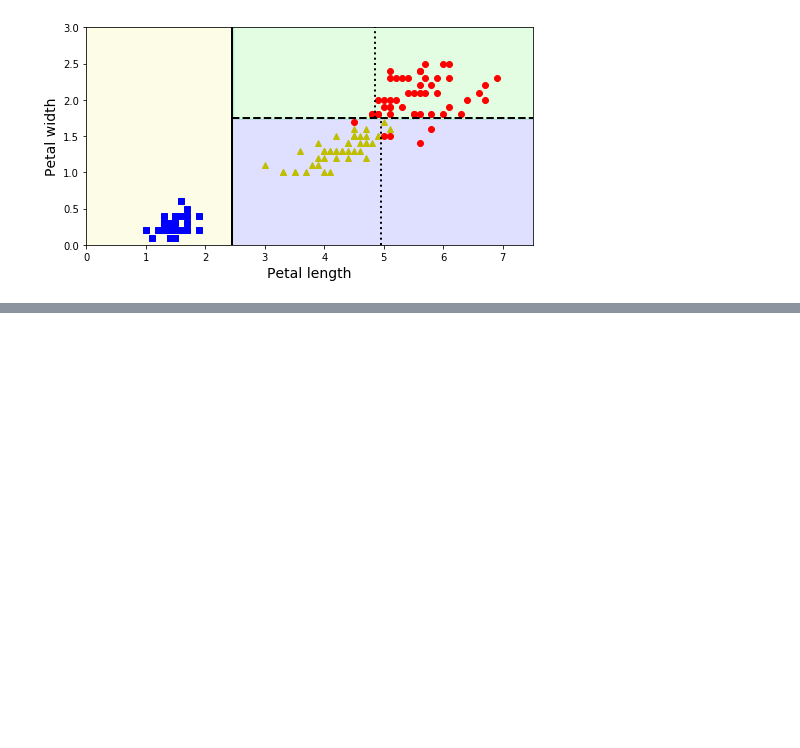
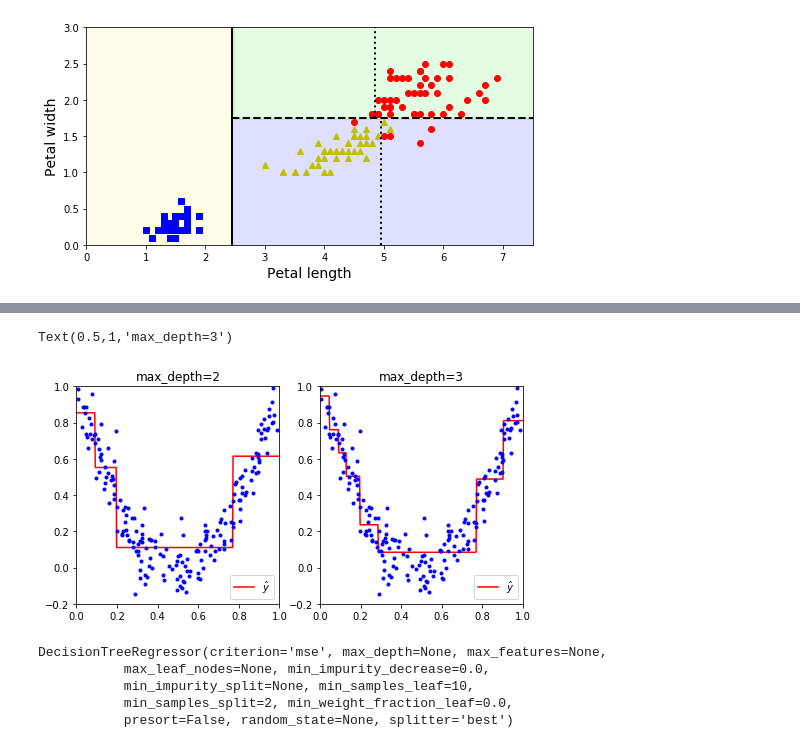
Before and after one commit to JackDemo/hands-on-ml-with-sklearn-and-tf, a Jupyter notebook: Section_6.ipynb, the cells around one changed output, grey strips where cells are left out. Saved outputs shown, nothing was run; the diff lists cells and outputs as text; code cells hidden in the pictures; blank space fills up the shorter version.

```diff
--- a/Section_6.ipynb
+++ b/Section_6.ipynb
@@ -80,0 +184,6 @@ plt.plot([4.85, 4.85], [1.75, 3], "k:", linewidth=2)
+# %%
+np.random.seed(42)
+m=200
+X = np.random.rand(m, 1)
+y = 4 * (X - 0.5) ** 2
+y = y + np.random.randn(m, 1) / 10
@@ -80,0 +214,34 @@ plt.plot([4.85, 4.85], [1.75, 3], "k:", linewidth=2)
+# %%
+def plot_regressiontree_result(tree_reg,X,y,axes):
+    x1s = np.linspace(axes[0],axes[1],400)
+    y_pred = tree_reg.predict(x1s.reshape(400,1))
+
+    plt.plot(x1s,y_pred,"r-",label="$\hat{y}$")
+    plt.plot(X,y,"b.")
+    plt.axis(axes)
+
+    plt.legend(loc="lower right")
+# %%
+plt.figure(figsize=(8,4))
+plt.subplot(121)
+plot_regressiontree_result(tree_reg,X,y,[0,1,-0.2,1])
+plt.title("max_depth=2")
+
+plt.subplot(122)
+plot_regressiontree_result(tree_reg2,X,y,[0,1,-0.2,1])
+plt.title("max_depth=3")
+# %% [output]
+Text(0.5,1,'max_depth=3')
+[figure, added]
+# %%
+tree_reg3 = DecisionTreeRegressor()
+tree_reg3.fit(X,y)
+
+tree_reg4 = DecisionTreeRegressor(min_samples_leaf= 10)
+tree_reg4.fit(X,y)
+# %% [output]
+DecisionTreeRegressor(criterion='mse', max_depth=None, max_features=None,
+           max_leaf_nodes=None, min_impurity_decrease=0.0,
+           min_impurity_split=None, min_samples_leaf=10,
+           min_samples_split=2, min_weight_fraction_leaf=0.0,
+           presort=False, random_state=None, splitter='best')
```
Also changed, not shown: parts of 30 cells of this notebook, 9 other files.
